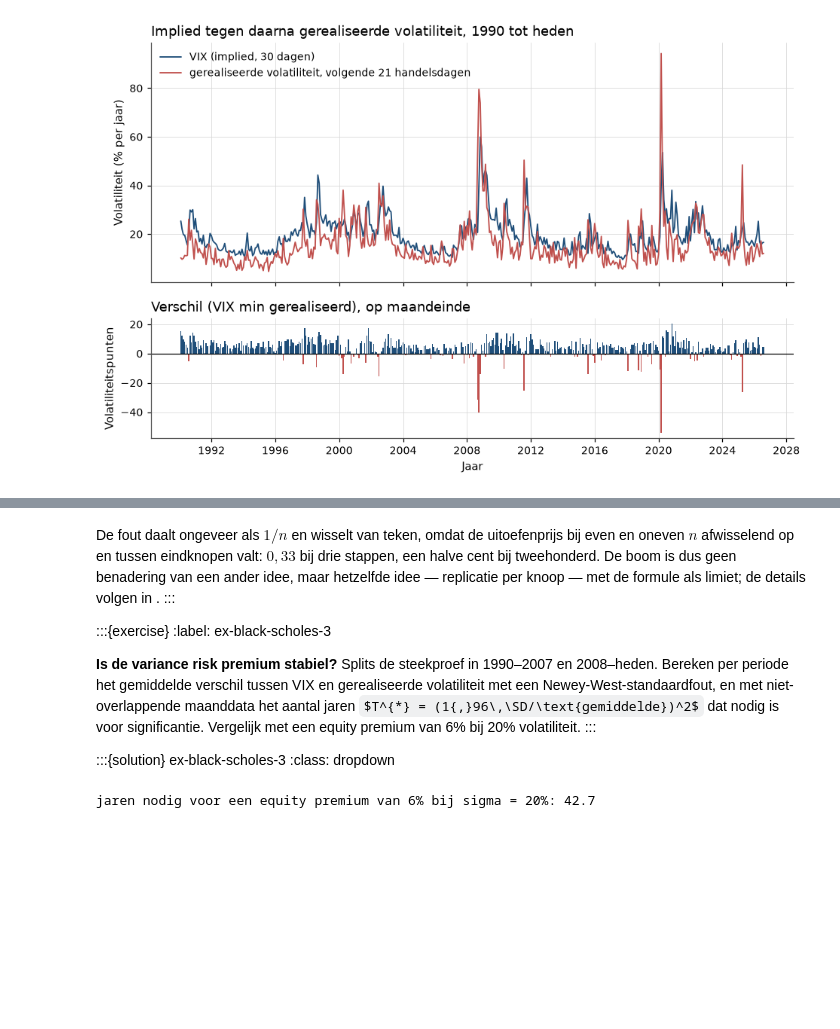
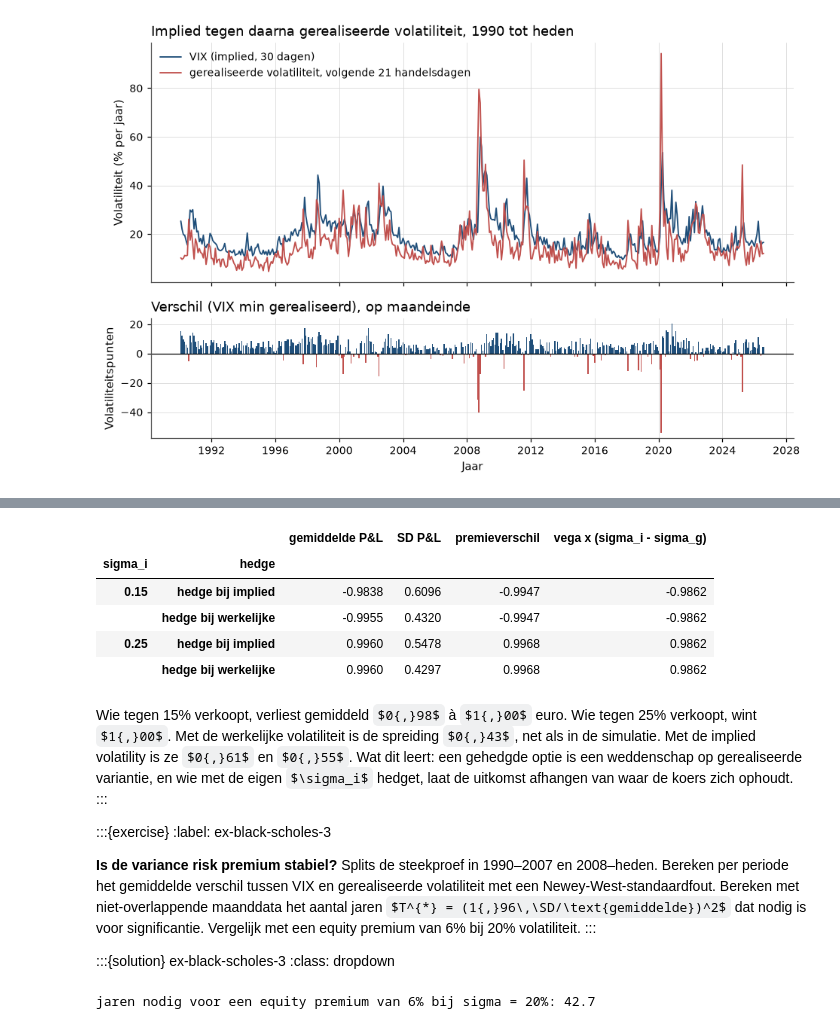
Before and after one commit to MaartenN14/history-asset-pricing, a Jupyter notebook: lectures/02_09_black_scholes.ipynb, the cells around one changed output, grey strips where cells are left out. Drawn from its saved outputs; the diff is of its cells as text; code cells hidden in the pictures; some formulas as TeX source; blank space fills up the shorter version.

```diff
--- a/lectures/02_09_black_scholes.ipynb
+++ b/lectures/02_09_black_scholes.ipynb
@@ -757,12 +880,0 @@ $\nu(\sigma_i - \sigma_r)$.
-# %%
-wrong_rows = []
-for sigma_i in (0.15, 0.25):
-    premium_gap = (bs_price(100.0, 100.0, T_sim, r_sim, sigma_i)
-                   - bs_price(100.0, 100.0, T_sim, r_sim, sigma_sim)) * np.exp(r_sim * T_sim)
-    for label, sigma_h in (("hedge bij implied", sigma_i), ("hedge bij werkelijke", sigma_sim)):
-        pnl = delta_hedge_pnl(63, n_paths, 100.0, 100.0, T_sim, r_sim, mu_sim,
-                              sigma_sim, sigma_i, sigma_hedge=sigma_h)
-        wrong_rows.append({"sigma_i": sigma_i, "hedge": label, "gemiddelde P&L": pnl.mean(),
-                           "SD P&L": pnl.std(ddof=1), "premieverschil": premium_gap,
-                           "vega x (sigma_i - sigma_r)": vega_sim * (sigma_i - sigma_sim)})
-pd.DataFrame(wrong_rows).set_index(["sigma_i", "hedge"]).round(4)
@@ -1188,9 +1291,28 @@ fout bij n = 3: 0.3328; n = 50: -0.0199; n = 200: -0.00498
+# %%
+wrong_rows = []
+for sigma_i in (0.15, 0.25):
+    premium_gap = (bs_price(100.0, 100.0, T_sim, r_sim, sigma_i)
+                   - bs_price(100.0, 100.0, T_sim, r_sim, sigma_sim)) * np.exp(r_sim * T_sim)
+    for label, sigma_h in (("hedge bij implied", sigma_i), ("hedge bij werkelijke", sigma_sim)):
+        pnl = delta_hedge_pnl(63, n_paths, 100.0, 100.0, T_sim, r_sim, mu_sim,
+                              sigma_sim, sigma_i, sigma_hedge=sigma_h)
+        wrong_rows.append({"sigma_i": sigma_i, "hedge": label, "gemiddelde P&L": pnl.mean(),
+                           "SD P&L": pnl.std(ddof=1), "premieverschil": premium_gap,
+                           "vega x (sigma_i - sigma_g)": vega_sim * (sigma_i - sigma_sim)})
+pd.DataFrame(wrong_rows).set_index(["sigma_i", "hedge"]).round(4)
+# %% [output]
+|  |  | gemiddelde P&L | SD P&L | premieverschil | vega x (sigma_i - sigma_g) |
+| sigma_i | hedge |  |  |  |  |
+| 0.15 | hedge bij implied | -0.9838 | 0.6096 | -0.9947 | -0.9862 |
+|  | hedge bij werkelijke | -0.9955 | 0.4320 | -0.9947 | -0.9862 |
+| 0.25 | hedge bij implied | 0.9960 | 0.5478 | 0.9968 | 0.9862 |
+|  | hedge bij werkelijke | 0.9960 | 0.4297 | 0.9968 | 0.9862 |
 # %% [markdown]
-De fout daalt ongeveer als $1/n$ en wisselt van teken, omdat de uitoefenprijs bij even
-en oneven $n$ afwisselend op en tussen eindknopen valt: $0{,}33$ bij drie stappen,
-een halve cent bij tweehonderd. De boom is dus geen benadering van een ander idee,
-maar hetzelfde idee — replicatie per knoop — met de formule als limiet; de details
-volgen in [](#03-11-apt-no-arbitrage).
+Wie tegen 15% verkoopt, verliest gemiddeld $0{,}98$ à $1{,}00$ euro. Wie tegen 25%
+verkoopt, wint $1{,}00$. Met de werkelijke volatiliteit is de spreiding $0{,}43$, net
+als in de simulatie. Met de implied volatility is ze $0{,}61$ en $0{,}55$. Wat dit
+leert: een gehedgde optie is een weddenschap op gerealiseerde variantie, en wie met
+de eigen $\sigma_i$ hedget, laat de uitkomst afhangen van waar de koers zich ophoudt.
 :::
 
 :::{exercise}
@@ -1198,9 +1320,9 @@ volgen in [](#03-11-apt-no-arbitrage).
 
 **Is de variance risk premium stabiel?** Splits de steekproef in 1990–2007 en
 2008–heden. Bereken per periode het gemiddelde verschil tussen VIX en gerealiseerde
-volatiliteit met een Newey-West-standaardfout, en met niet-overlappende maanddata
-het aantal jaren $T^{*} = (1{,}96\,\SD/\text{gemiddelde})^2$ dat nodig is voor
-significantie. Vergelijk met een equity premium van 6% bij 20% volatiliteit.
+volatiliteit met een Newey-West-standaardfout. Bereken met niet-overlappende
+maanddata het aantal jaren $T^{*} = (1{,}96\,\SD/\text{gemiddelde})^2$ dat nodig is
+voor significantie. Vergelijk met een equity premium van 6% bij 20% volatiliteit.
 :::
 
 :::{solution} ex-black-scholes-3
```
Also changed, not shown: parts of 50 cells of this notebook, 5 other files.
